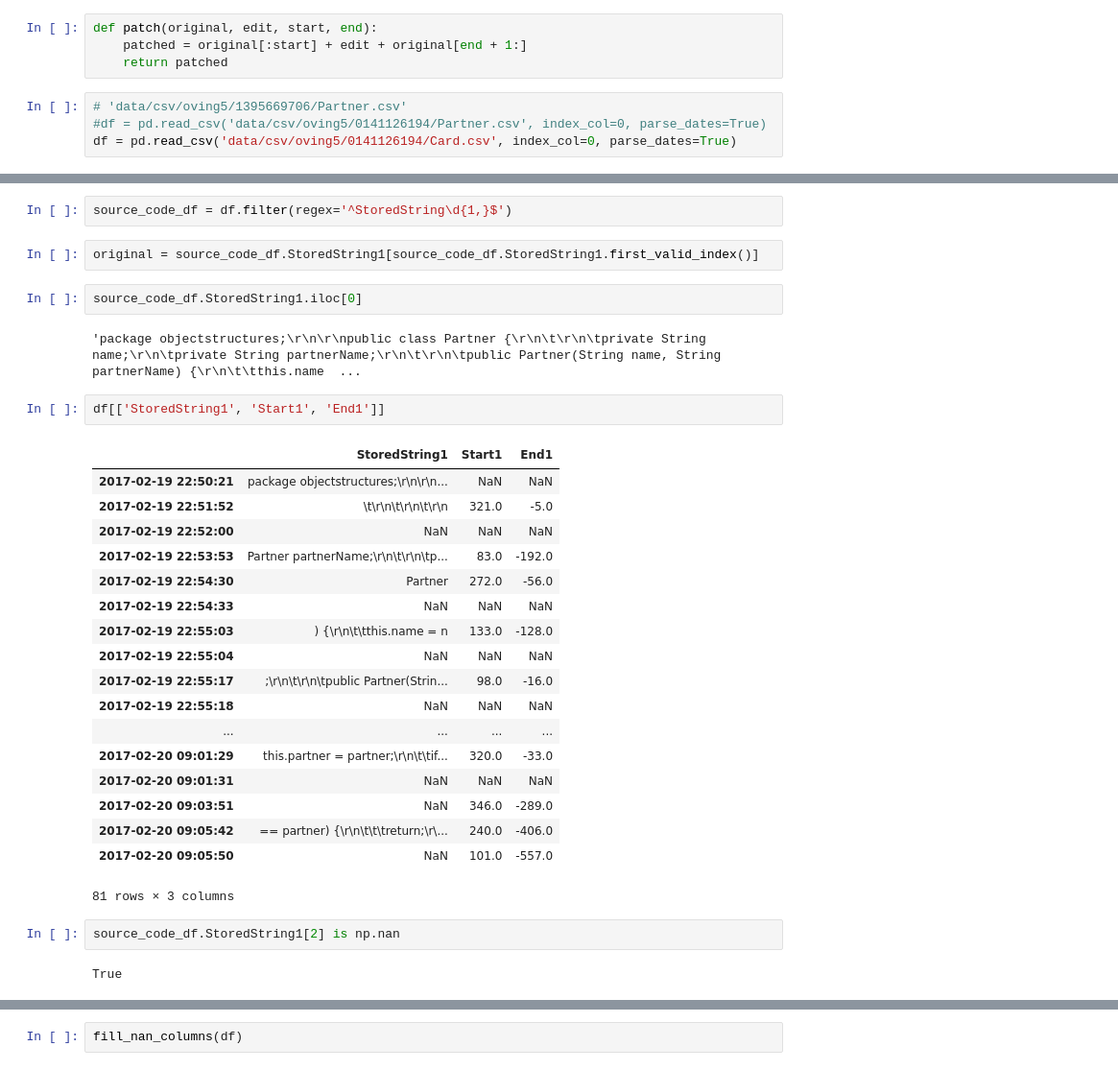
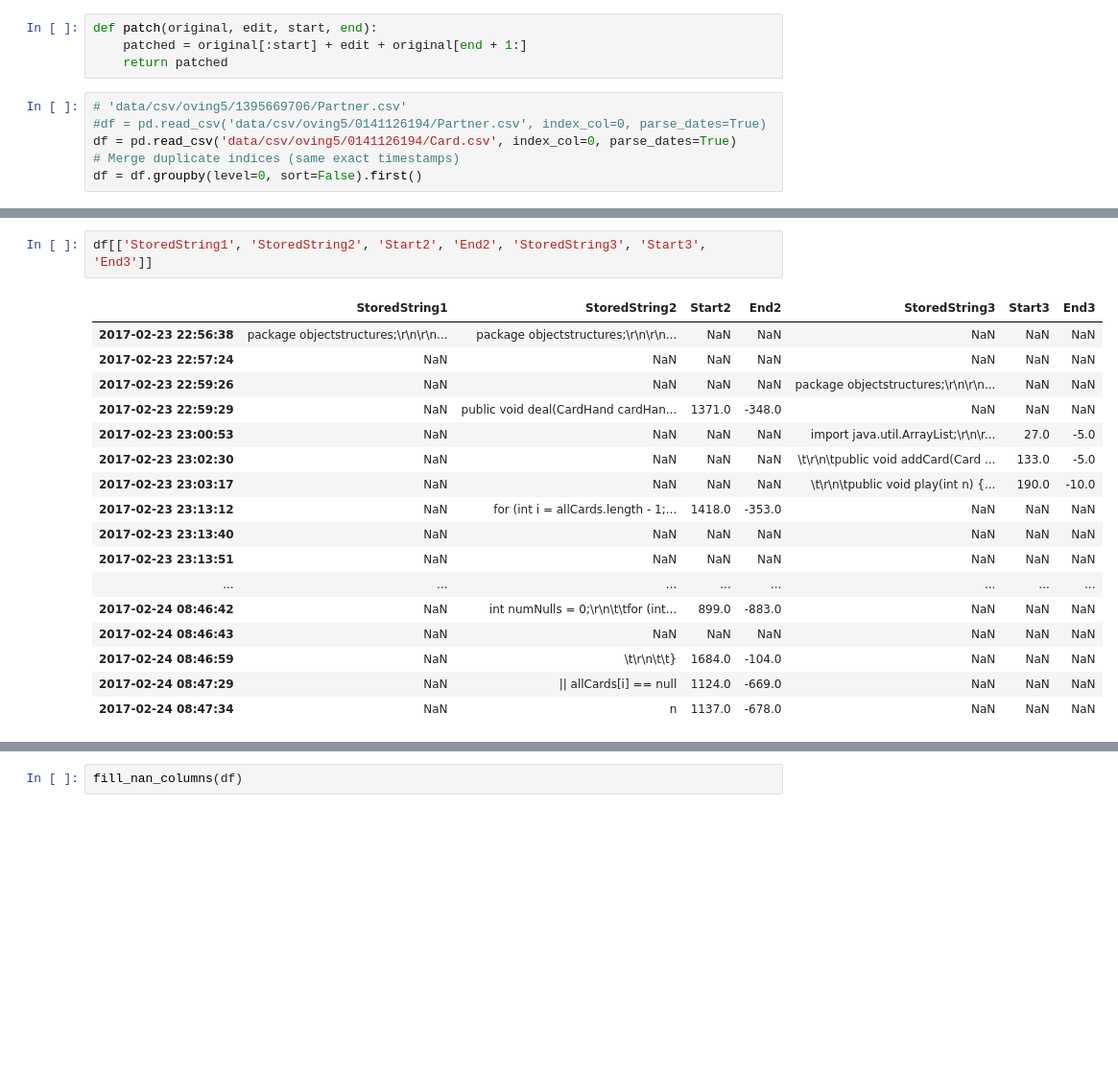
Before and after one commit to hermanmk/jexercise-data-analysis, a Jupyter notebook: Working modes.ipynb, the cells around one changed output, grey strips where cells are left out. Shown at 96% size. Drawn from its saved outputs; the diff is of its cells as text; blank space fills up the shorter version.

```diff
--- a/Working modes.ipynb
+++ b/Working modes.ipynb
@@ -66,6 +66,8 @@ def patch(original, edit, start, end):
 # 'data/csv/oving5/1395669706/Partner.csv'
 #df = pd.read_csv('data/csv/oving5/0141126194/Partner.csv', index_col=0, parse_dates=True)
 df = pd.read_csv('data/csv/oving5/0141126194/Card.csv', index_col=0, parse_dates=True)
+# Merge duplicate indices (same exact timestamps)
+df = df.groupby(level=0, sort=False).first()
 # %%
 df.isnull().sum()
 # %% [output]
@@ -88,37 +90,24 @@ Launch1                   41
 dtype: int64
-# %%
-source_code_df = df.filter(regex='^StoredString\d{1,}$')
-# %%
-original = source_code_df.StoredString1[source_code_df.StoredString1.first_valid_index()]
-# %%
-source_code_df.StoredString1.iloc[0]
-# %% [output]
-'package objectstructures;\r\n\r\npublic class Partner {\r\n\t\r\n\tprivate String name;\r\n\tprivate String partnerName;\r\n\t\r\n\tpublic Partner(String name, String partnerName) {\r\n\t\tthis.name  ...
-# %%
-df[['StoredString1', 'Start1', 'End1']]
-# %% [output]
-|  | StoredString1 | Start1 | End1 |
-| 2017-02-19 22:50:21 | package objectstructures;\r\n\r\n... | NaN | NaN |
-| 2017-02-19 22:51:52 | \t\r\n\t\r\n\t\r\n | 321.0 | -5.0 |
-| 2017-02-19 22:52:00 | NaN | NaN | NaN |
-| 2017-02-19 22:53:53 | Partner partnerName;\r\n\t\r\n\tp... | 83.0 | -192.0 |
-| 2017-02-19 22:54:30 | Partner | 272.0 | -56.0 |
-| 2017-02-19 22:54:33 | NaN | NaN | NaN |
-| 2017-02-19 22:55:03 | ) {\r\n\t\tthis.name = n | 133.0 | -128.0 |
-| 2017-02-19 22:55:04 | NaN | NaN | NaN |
-| 2017-02-19 22:55:17 | ;\r\n\t\r\n\tpublic Partner(Strin... | 98.0 | -16.0 |
-| 2017-02-19 22:55:18 | NaN | NaN | NaN |
-| ... | ... | ... | ... |
-| 2017-02-20 09:01:29 | this.partner = partner;\r\n\t\tif... | 320.0 | -33.0 |
-| 2017-02-20 09:01:31 | NaN | NaN | NaN |
-| 2017-02-20 09:03:51 | NaN | 346.0 | -289.0 |
-| 2017-02-20 09:05:42 | == partner) {\r\n\t\t\treturn;\r\... | 240.0 | -406.0 |
-| 2017-02-20 09:05:50 | NaN | 101.0 | -557.0 |
-81 rows × 3 columns
-# %%
-source_code_df.StoredString1[2] is np.nan
-# %% [output]
-True
+# %%
+df[['StoredString1', 'StoredString2', 'Start2', 'End2', 'StoredString3', 'Start3', 'End3']]
+# %% [output]
+|  | StoredString1 | StoredString2 | Start2 | End2 | StoredString3 | Start3 | End3 |
+| 2017-02-23 22:56:38 | package objectstructures;\r\n\r\n... | package objectstructures;\r\n\r\n... | NaN | NaN | NaN | NaN | NaN |
+| 2017-02-23 22:57:24 | NaN | NaN | NaN | NaN | NaN | NaN | NaN |
+| 2017-02-23 22:59:26 | NaN | NaN | NaN | NaN | package objectstructures;\r\n\r\n... | NaN | NaN |
+| 2017-02-23 22:59:29 | NaN | public void deal(CardHand cardHan... | 1371.0 | -348.0 | NaN | NaN | NaN |
+| 2017-02-23 23:00:53 | NaN | NaN | NaN | NaN | import java.util.ArrayList;\r\n\r... | 27.0 | -5.0 |
+| 2017-02-23 23:02:30 | NaN | NaN | NaN | NaN | \t\r\n\tpublic void addCard(Card ... | 133.0 | -5.0 |
+| 2017-02-23 23:03:17 | NaN | NaN | NaN | NaN | \t\r\n\tpublic void play(int n) {... | 190.0 | -10.0 |
+| 2017-02-23 23:13:12 | NaN | for (int i = allCards.length - 1;... | 1418.0 | -353.0 | NaN | NaN | NaN |
+| 2017-02-23 23:13:40 | NaN | NaN | NaN | NaN | NaN | NaN | NaN |
+| 2017-02-23 23:13:51 | NaN | NaN | NaN | NaN | NaN | NaN | NaN |
+| ... | ... | ... | ... | ... | ... | ... | ... |
+| 2017-02-24 08:46:42 | NaN | int numNulls = 0;\r\n\t\tfor (int... | 899.0 | -883.0 | NaN | NaN | NaN |
+| 2017-02-24 08:46:43 | NaN | NaN | NaN | NaN | NaN | NaN | NaN |
+| 2017-02-24 08:46:59 | NaN | \t\r\n\t\t} | 1684.0 | -104.0 | NaN | NaN | NaN |
+| 2017-02-24 08:47:29 | NaN | || allCards[i] == null | 1124.0 | -669.0 | NaN | NaN | NaN |
+| 2017-02-24 08:47:34 | NaN | n | 1137.0 | -678.0 | NaN | NaN | NaN |
 # %%
 df.StoredString2
 # %% [output]
```
Also changed, not shown: parts of 10 cells of this notebook.
